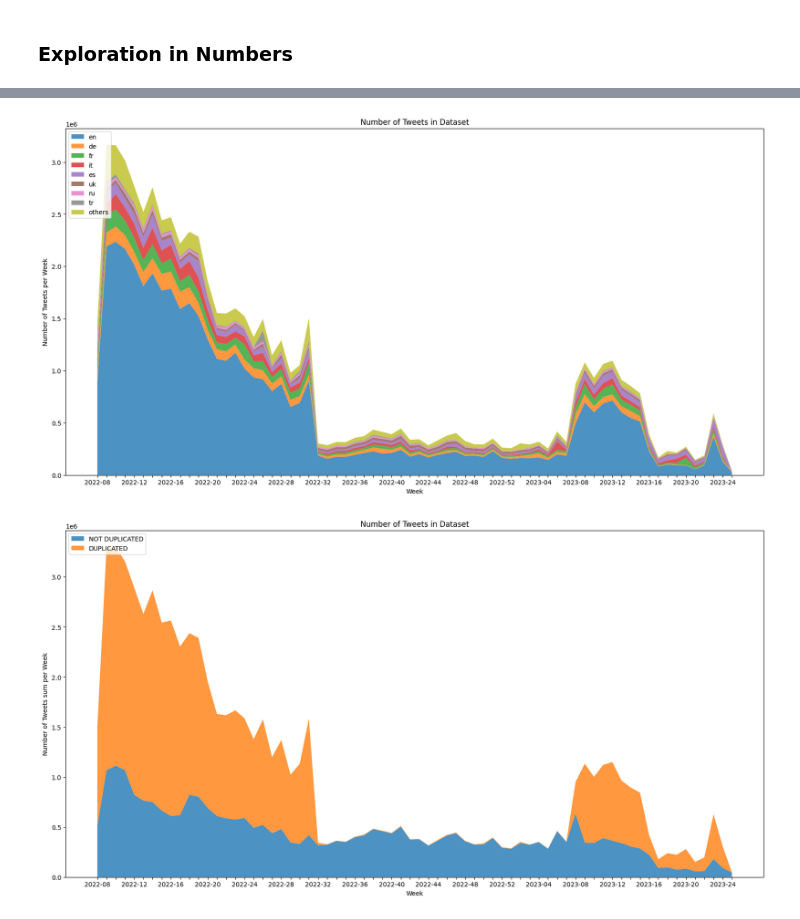
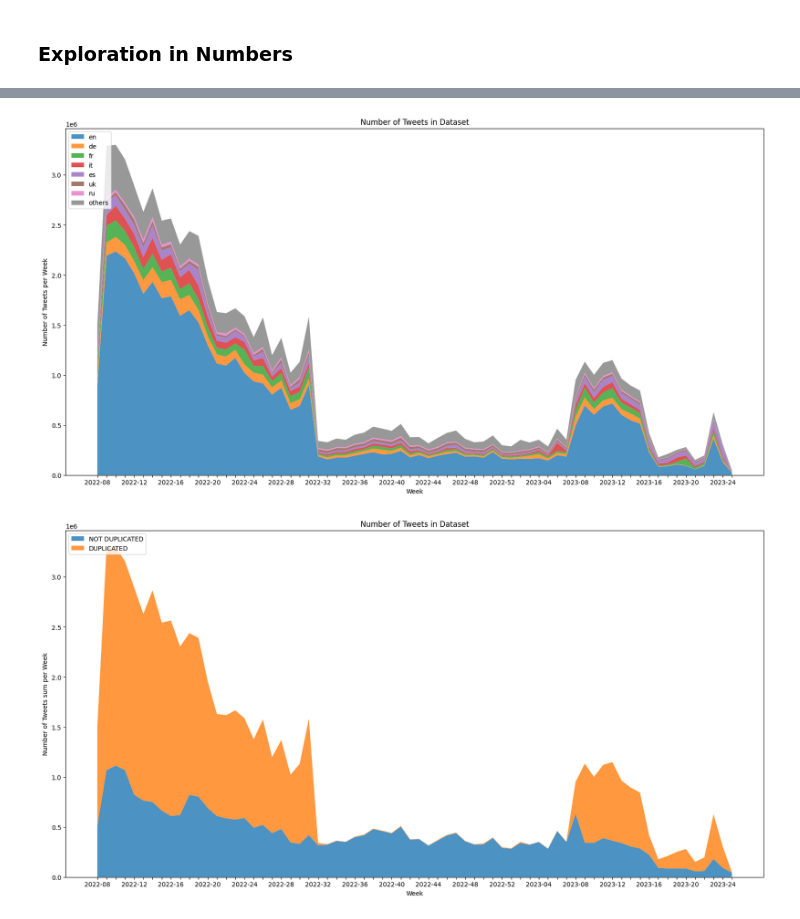
Before and after one commit to Freshpinguin/TopicAnalysisRUWTweets, a Jupyter notebook: Main.ipynb, the cells around one changed output, grey strips where cells are left out. Cells and saved outputs as stored; diff of their text form; code cells hidden in the pictures.

```diff
--- a/Main.ipynb
+++ b/Main.ipynb
@@ -237,3 +111,14 @@ selected_lang = np.append(selected_lang,'others')
+# %%
+import numpy as np
+
+languages = np.array(['am', 'ar', 'bg', 'bn', 'ca', 'ckb', 'cs', 'cy', 'da', 'de', 'dv', 'el',
+       'en', 'es', 'et', 'eu', 'fa', 'fi', 'fr', 'gu', 'hi', 'ht', 'hu', 'hy',
+       'in', 'is', 'it', 'iw', 'ja', 'ka', 'kn', 'ko', 'lt', 'lv', 'ml', 'mr',
+       'my', 'ne', 'nl', 'no', 'or', 'pa', 'pl', 'ps', 'pt', 'ro', 'ru', 'si',
+       'sl', 'sr', 'sv', 'ta', 'te', 'th', 'tl', 'tr', 'uk', 'und', 'ur', 'vi',
+       'zh','sd', 'km', 'lo', 'ug', 'bo'])
+
+selected_languages = np.array(['en','de','fr','it','es','uk','ru'])
 # %% [markdown]
 ### Exploration in Numbers
 # %%
@@ -375,44 +172,7 @@ pi_lang_freq(df_agg, selected_languages)
 # %%
-def stackplot_languages_over_weeks(df: pd.DataFrame, selected_language: np.ndarray[str], save_path: str = None) -> None:
-    """
-    Plots sum over weeks of the aggregated df for each language.
-    """
-    for la in selected_languages:
-        if not la in df.columns:
-            raise KeyError(f"Language: {la} not in df.columns.")
-
-    if not MetaDataSchema.DATE in df.columns:
-        raise KeyError(f"{MetaDataSchema.DATE} not in df.colummns.")
-
-    df['weeks'] = df[MetaDataSchema.DATE].apply(pd.to_datetime).apply(lambda x: str(x.year)+ "-" + str(x.week) if len(str(x.week))==2 else str(x.year)+ "-0" + str(x.week))
-
-
-    df_weeks = df.groupby("weeks")[selected_language].sum()
-
-
-    fig, ax = plt.subplots()
-    index=["" for _ in range(len(df_weeks.index))]
-    index[::4]=list(df_weeks.index)[::4]
-    with warnings.catch_warnings():
-        warnings.filterwarnings("ignore")
-        ax.set_xticklabels(index)
-
-    ax.stackplot(df_weeks.index, [df_weeks[la] for la in selected_language],
-                 labels=selected_language, alpha=0.8)
-
-
-    ax.legend(loc='upper left')
-    ax.set_title('Number of Tweets in Dataset')
-    ax.set_xlabel('Week')
-
-    ax.set_ylabel('Number of Tweets per Week')
-
-
-    if save_path:
-        plt.savefig(save_path)
-    plt.show()
+from src.first_exploration_02 import stackplot_languages_over_weeks
 
 stackplot_languages_over_weeks(df_agg, selected_languages)
 # %% [output]
-[figure, old version]
+[figure, new version]
 # %%
```
Also changed, not shown: parts of 22 cells of this notebook, 7 other files.
